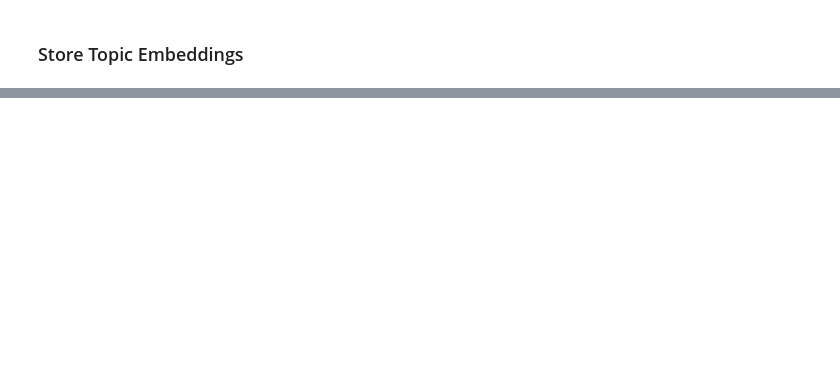
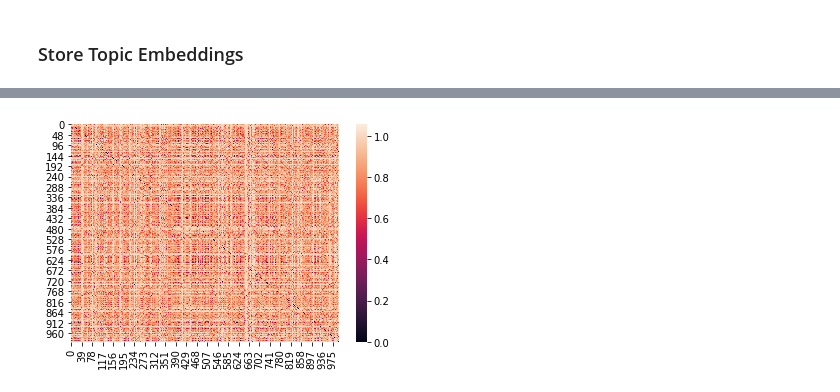
Before and after one commit to slychief/music_representation_from_text_and_labels, a Jupyter notebook: 6a_Related_content_Embeddings_Topic_Modelling.ipynb, the cells around one changed output, grey strips where cells are left out. Drawn from its saved outputs; the diff is of its cells as text; code cells hidden in the pictures; blank space fills up the shorter version.

```diff
--- a/6a_Related_content_Embeddings_Topic_Modelling.ipynb
+++ b/6a_Related_content_Embeddings_Topic_Modelling.ipynb
@@ -130,0 +165,4 @@ for par in ["train", "val", "test"]:
+# %%
+sns.heatmap(pairwise_cosine_sims);
+# %% [output]
+[figure, added]
```
Also changed, not shown: parts of 22 cells of this notebook, 5 other files.
